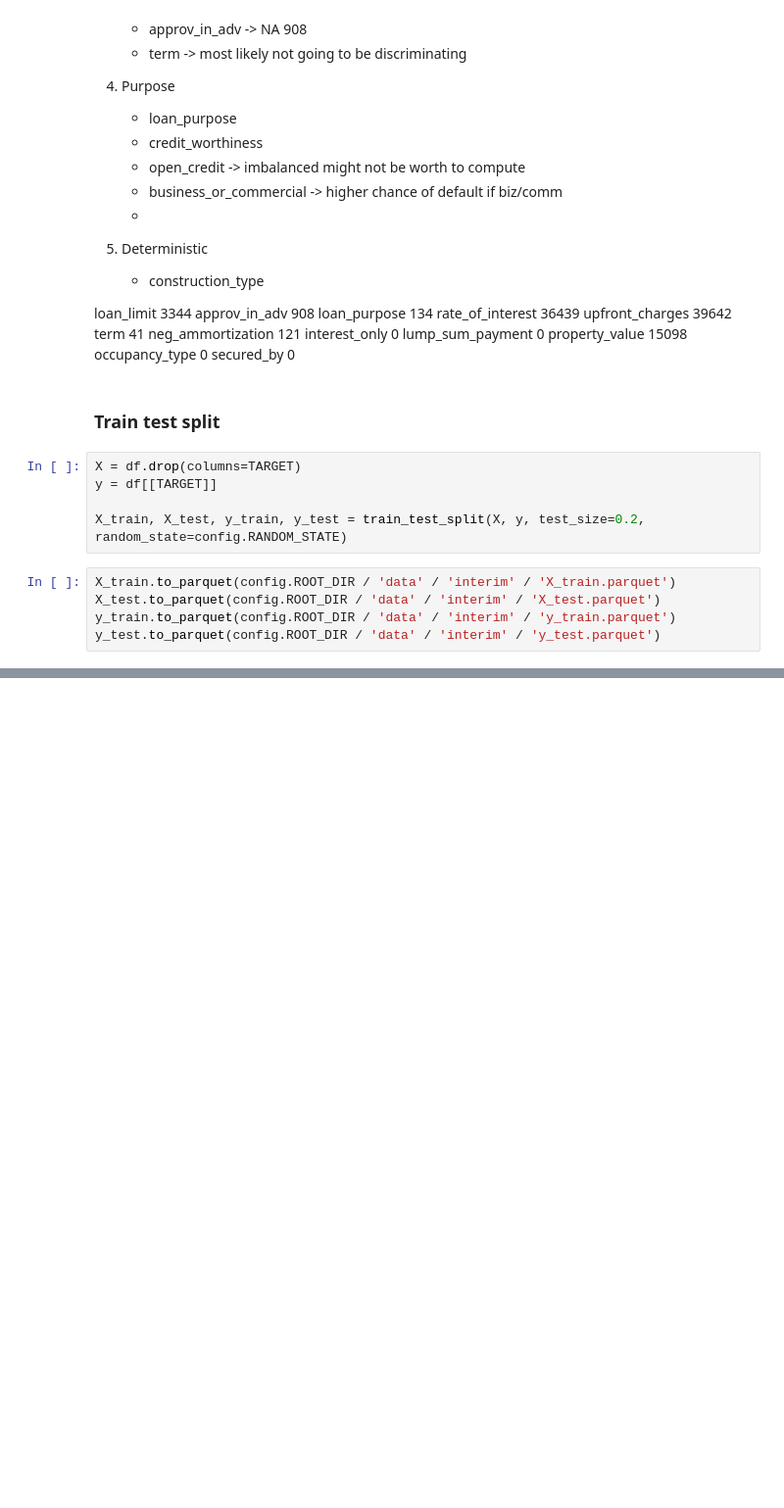
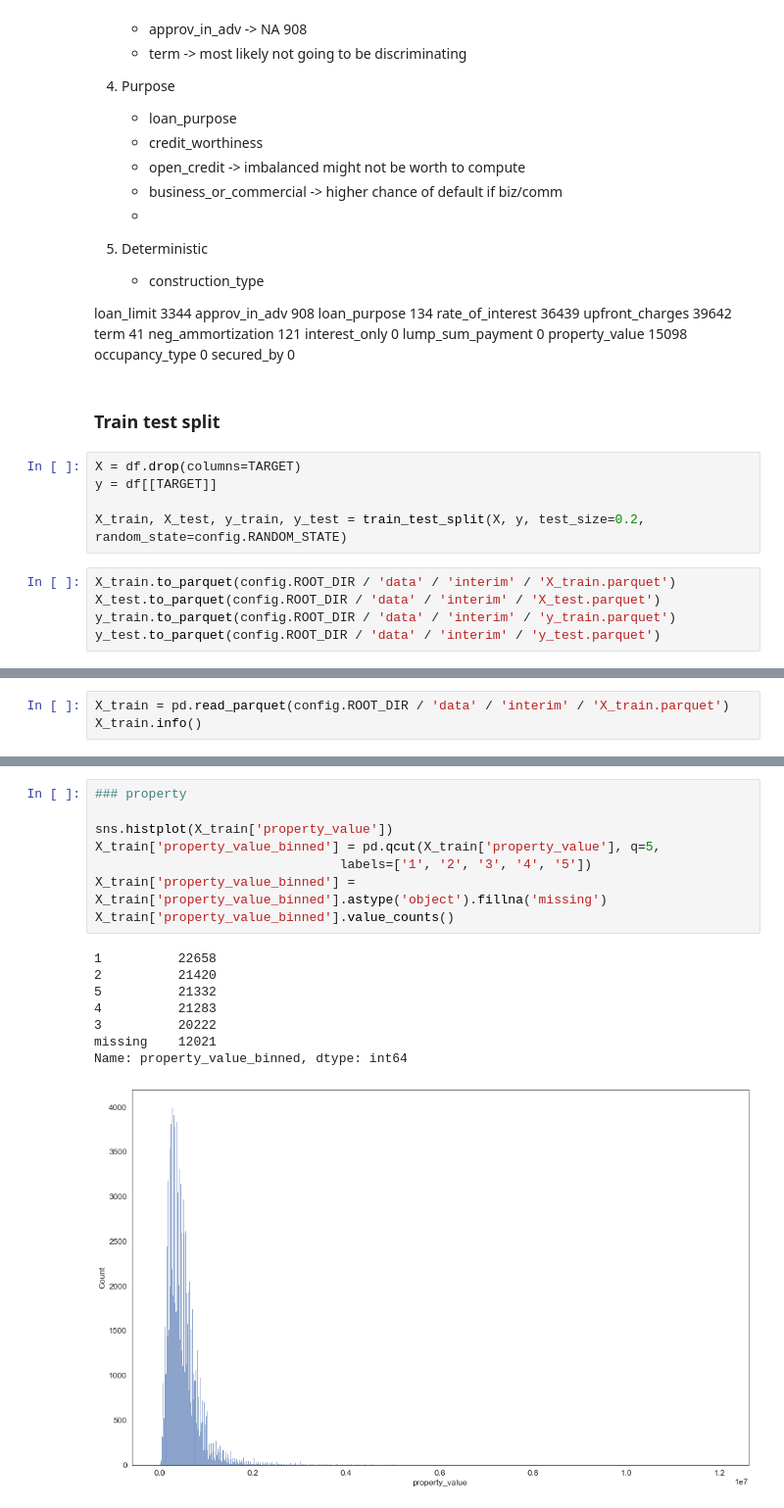
Before and after one commit to csanry/aml, a Jupyter notebook: notebooks/eda.ipynb, the cells around one changed output, grey strips where cells are left out. Shown at 98% size. Drawn from its saved outputs; the diff is of its cells as text; blank space fills up the shorter version.

Commit message:
clean up quantitative variables - binning and imputing missing

```diff
--- a/notebooks/eda.ipynb
+++ b/notebooks/eda.ipynb
@@ -211,0 +216,3 @@ y_test.to_parquet(config.ROOT_DIR / 'data' / 'interim' / 'y_test.parquet')
+# %%
+X_train = pd.read_parquet(config.ROOT_DIR / 'data' / 'interim' / 'X_train.parquet')
+X_train.info()
@@ -211,0 +237,17 @@ y_test.to_parquet(config.ROOT_DIR / 'data' / 'interim' / 'y_test.parquet')
+# %%
+### property
+
+sns.histplot(X_train['property_value'])
+X_train['property_value_binned'] = pd.qcut(X_train['property_value'], q=5,
+                                labels=['1', '2', '3', '4', '5'])
+X_train['property_value_binned'] = X_train['property_value_binned'].astype('object').fillna('missing')
+X_train['property_value_binned'].value_counts()
+# %% [output]
+1          22658
+2          21420
+5          21332
+4          21283
+3          20222
+missing    12021
+Name: property_value_binned, dtype: int64
+[figure, added]
```
Also changed, not shown: parts of 16 cells of this notebook.
